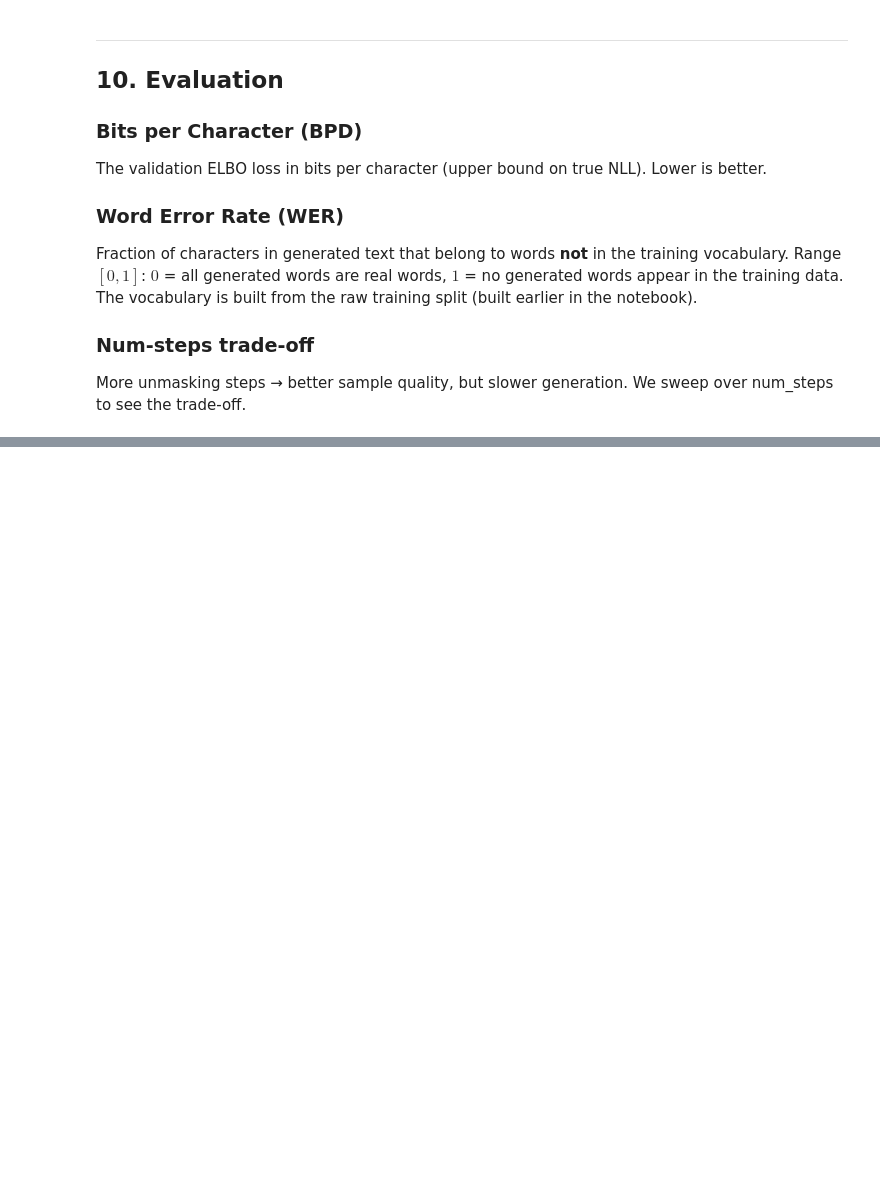
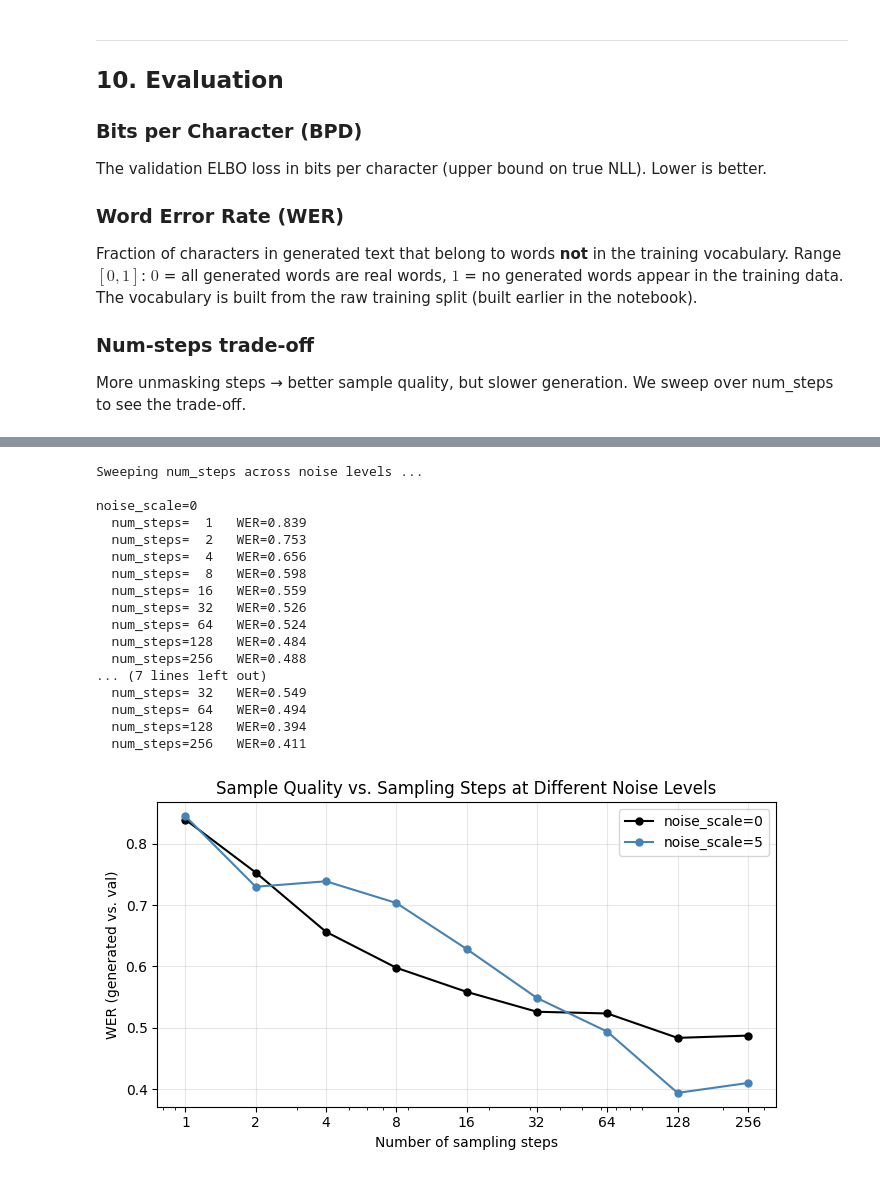
Before and after one commit to fachengyu/Flow_Hackathon, a Jupyter notebook: discrete-diffusion/mdlm_walkthrough.ipynb, the cells around one changed output, grey strips where cells are left out. Saved outputs shown, nothing was run; the diff lists cells and outputs as text; code cells hidden in the pictures; blank space fills up the shorter version.

Commit message:
Update mdlm walkthrough with remasking

```diff
--- a/discrete-diffusion/mdlm_walkthrough.ipynb
+++ b/discrete-diffusion/mdlm_walkthrough.ipynb
@@ -681,6 +789,7 @@ MDLM.sample = _sample
 If you are resuming from a saved checkpoint (e.g. after restarting the kernel),
 run the cell below to reload the best model weights before generating samples.
 # %%
+CKPT_PATH    = '../artifacts/mdlm_workshop_best.pt'
 # Optional: load the best checkpoint saved during training.
 # Skip this cell if the model is already trained in the current session.
 if os.path.exists(CKPT_PATH):
@@ -713,7 +834,14 @@ for s in snap_steps:
 N_DISPLAY = 8
 samples   = model.sample(n_samples=N_DISPLAY, num_steps=SEQ_LEN, device=device)
 
-print('Generated samples:')
+print('Generated samples (noise_scale=0.0):')
+print('-' * 70)
+for i, s in enumerate(samples):
+    print(f'  [{i}]  "{decode(s)}"')
+
+samples   = model.sample(n_samples=N_DISPLAY, num_steps=SEQ_LEN, device=device, noise_scale=5.0)
+print()
+print('Generated samples (noise_scale=10.0):')
 print('-' * 70)
 for i, s in enumerate(samples):
     print(f'  [{i}]  "{decode(s)}"')
@@ -771,23 +930,51 @@ for h in hyps[:5]:
 # %%
-# Sweep num_steps and measure WER — more steps → better quality but slower
-print('Sweeping num_steps ...')
+# Sweep num_steps and compare WER across remasking noise levels
+print('Sweeping num_steps across noise levels ...')
 
-step_counts = [1, 2, 4, 8, 16, 32, 64, 128, 256]  # up to 4 * SEQ_LEN
-wers        = []
+step_counts   = [1, 2, 4, 8, 16, 32, 64, 128, 256]  # up to 4 * SEQ_LEN
+noise_levels  = [0.0, 5.0]
+wer_curves    = {nl: [] for nl in noise_levels}
 
-for ns in step_counts:
-    seqs = model.sample(n_samples=64, num_steps=ns, device=device)
-    h    = [decode(s) for s in seqs]
-    wers.append(word_error_rate(h, word_vocab))
-    print(f'  num_steps={ns:3d}   WER={wers[-1]:.3f}')
+for nl in noise_levels:
+    print(f'\nnoise_scale={nl:g}')
+    for ns in step_counts:
+        seqs = model.sample(n_samples=64, num_steps=ns, device=device, noise_scale=nl)
+        h    = [decode(s) for s in seqs]
+        wer  = word_error_rate(h, word_vocab)
+        wer_curves[nl].append(wer)
+        print(f'  num_steps={ns:3d}   WER={wer:.3f}')
 
-fig, ax = plt.subplots(figsize=(6, 3.5))
-ax.semilogx(step_counts, wers, 'o-', color='steelblue', ms=6)
+fig, ax = plt.subplots(figsize=(7, 4))
+colors = ['black', 'steelblue', 'darkorange', 'crimson']
+for color, nl in zip(colors, noise_levels):
+    ax.semilogx(step_counts, wer_curves[nl], 'o-', color=color, ms=5,
+                label=f'noise_scale={nl:g}')
+
 ax.set_xlabel('Number of sampling steps')
 ax.set_ylabel('WER (generated vs. val)')
-ax.set_title('Sample Quality vs. Number of Unmasking Steps')
+ax.set_title('Sample Quality vs. Sampling Steps at Different Noise Levels')
 ax.set_xticks(step_counts)
 ax.set_xticklabels(step_counts)
 ax.grid(alpha=0.3)
+ax.legend()
 plt.tight_layout()
 plt.show()
+# %% [output]
+Sweeping num_steps across noise levels ...
+
+noise_scale=0
+  num_steps=  1   WER=0.839
+  num_steps=  2   WER=0.753
+  num_steps=  4   WER=0.656
+  num_steps=  8   WER=0.598
+  num_steps= 16   WER=0.559
+  num_steps= 32   WER=0.526
+  num_steps= 64   WER=0.524
+  num_steps=128   WER=0.484
+  num_steps=256   WER=0.488
+... (7 lines left out)
+  num_steps= 32   WER=0.549
+  num_steps= 64   WER=0.494
+  num_steps=128   WER=0.394
+  num_steps=256   WER=0.411
+[figure, added]
```
Also changed, not shown: parts of 16 cells of this notebook, 1 other file.
